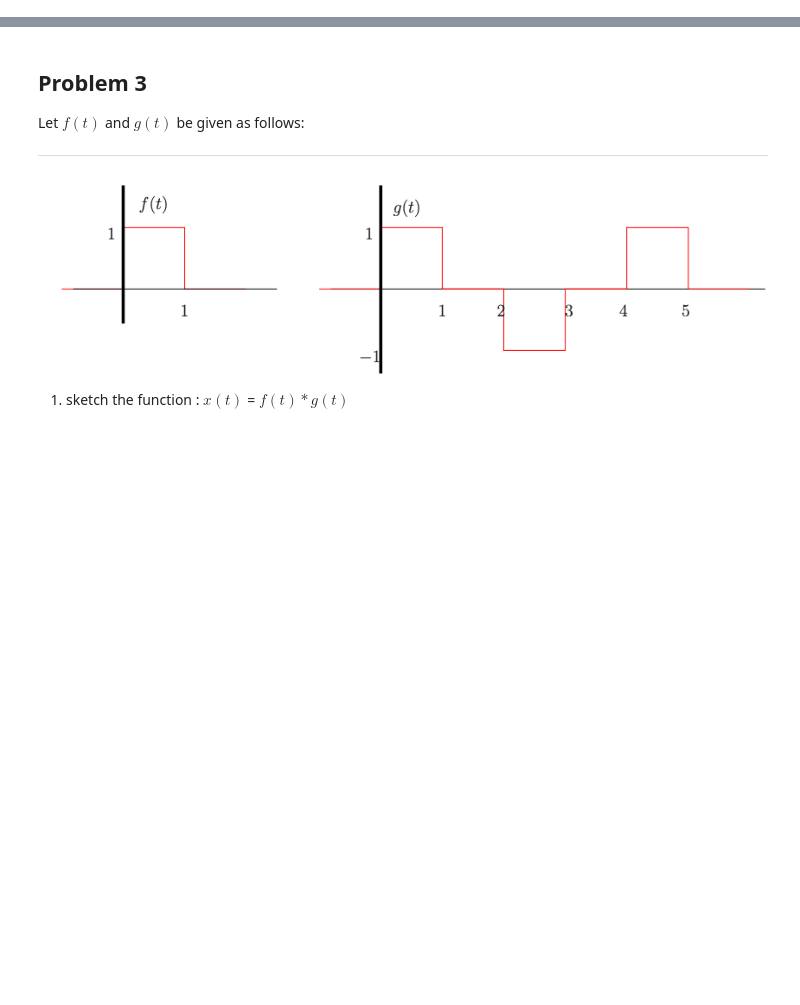
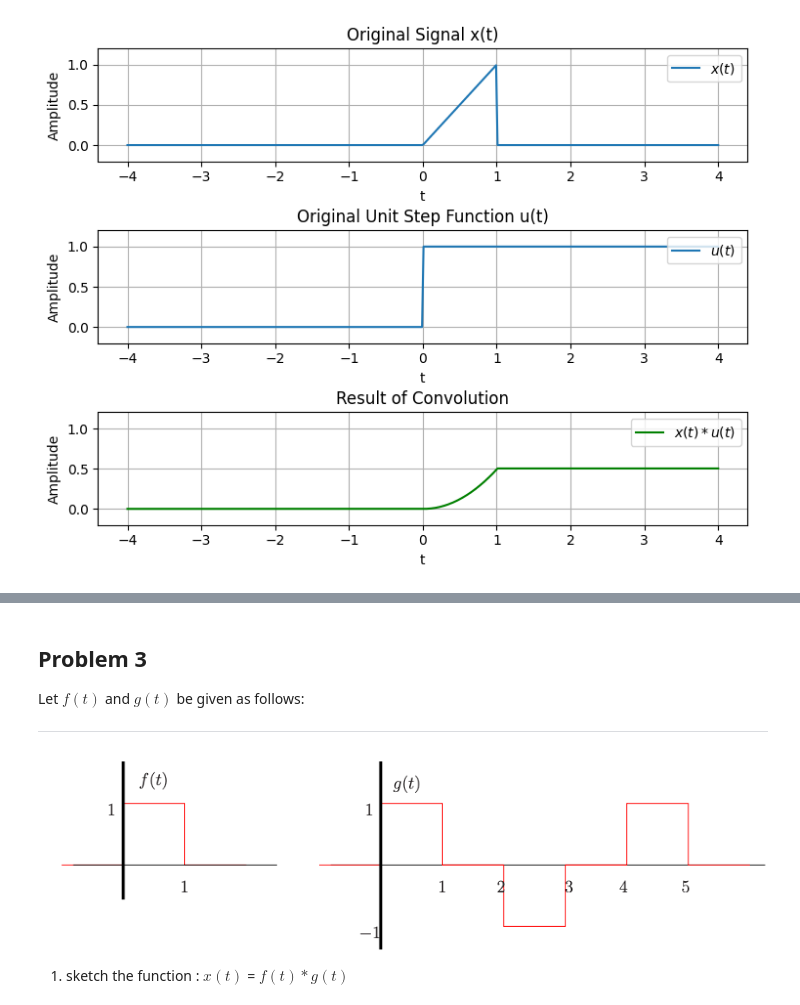
Before and after one commit to patthadon-p/CEDT-2110203-CEM-II, a Jupyter notebook: signal/homework-2/code/signal-homework-02-notebook.ipynb, the cells around one changed output, grey strips where cells are left out. Saved outputs shown, nothing was run; the diff lists cells and outputs as text; code cells hidden in the pictures; blank space fills up the shorter version.

```diff
--- a/signal/homework-2/code/signal-homework-02-notebook.ipynb
+++ b/signal/homework-2/code/signal-homework-02-notebook.ipynb
@@ -11,0 +6,5 @@ import cv2
+# %%
+def unit_signal(t):
+    return 1.0 if t >= 0 else 0.0
+
+unit_signal_vectorize = np.vectorize(unit_signal)
@@ -22,3 +129,49 @@ Evaluate the convolution of the following signals
+# %%
+# Problem 1.3.
+
+import numpy as np
+import matplotlib.pyplot as plt
+
+# Parameters
+a = 2.0
+t = np.linspace(-4, 4, 400)
+
+# Define signals
+x = t * (unit_signal_vectorize(t) - unit_signal_vectorize(t - 1))
+u = unit_signal_vectorize(t)
+
+# Convolution result:
+y = np.convolve(x, u, mode="same") * (t[1] - t[0])
+
+# Plot
+fig, axs = plt.subplots(3, 1, figsize=(8, 6))
+plt.tight_layout(pad=3)
+
+axs[0].plot(t, x, label=r"$x(t)$")
+axs[0].set_title("Original Signal x(t)")
+axs[0].legend(loc="upper right")
+axs[0].grid(True)
+
+axs[1].plot(t, u, label=r"$u(t)$")
+axs[1].set_title("Original Unit Step Function u(t)")
+axs[1].legend(loc="upper right")
+axs[1].grid(True)
+
+axs[2].plot(t, y, "g", label=r"$x(t) * u(t)$")
+axs[2].set_title("Result of Convolution")
+axs[2].legend(loc="upper right")
+axs[2].grid(True)
+
+for ax in axs:
+    ax.set_xlabel("t")
+    ax.set_ylabel("Amplitude")
+    ax.set_ylim(-0.2, 1.2)
+
+plt.savefig("../images/problem_1_3.png", dpi=300, bbox_inches="tight")
+
+plt.show()
+# %% [output]
+[figure, added]
 # %% [markdown]
 ## Problem 2
 Determine the convolution $y(t) = h(t)*x(t)$ using Graphical Interpretation of the pairs of the signals shown
```
Also changed, not shown: parts of 9 cells of this notebook, 6 other files.
